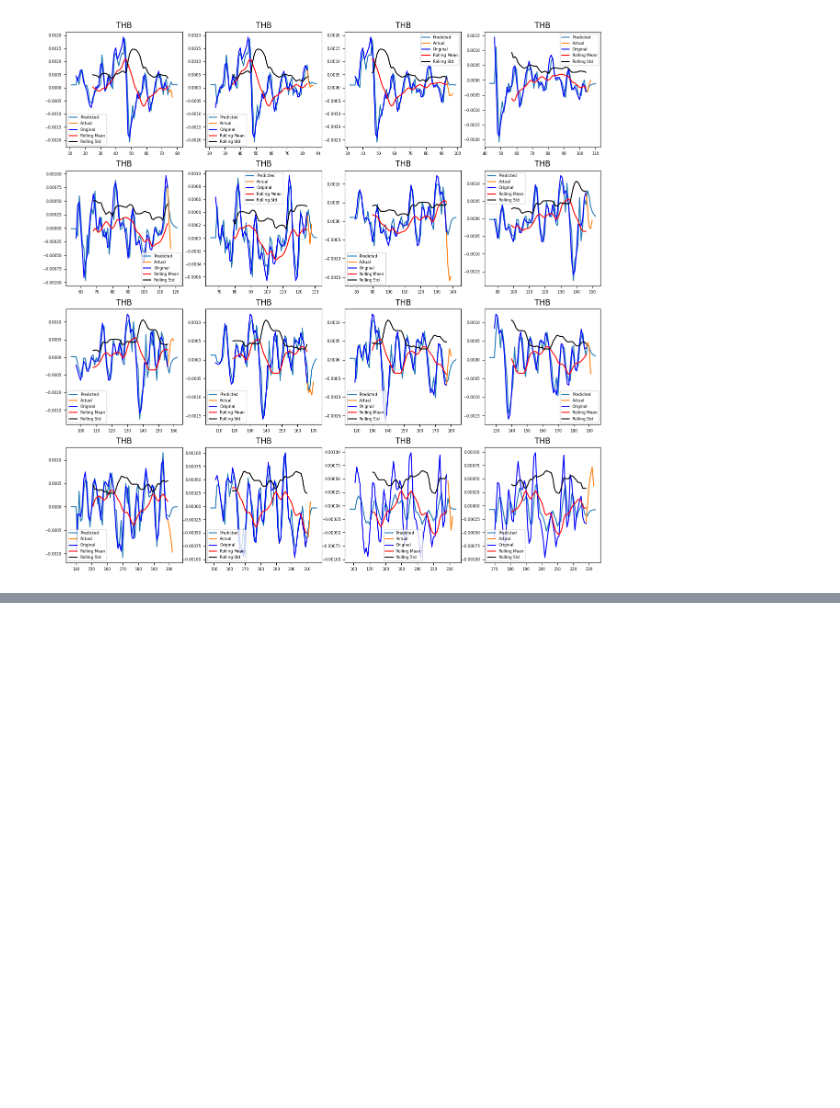
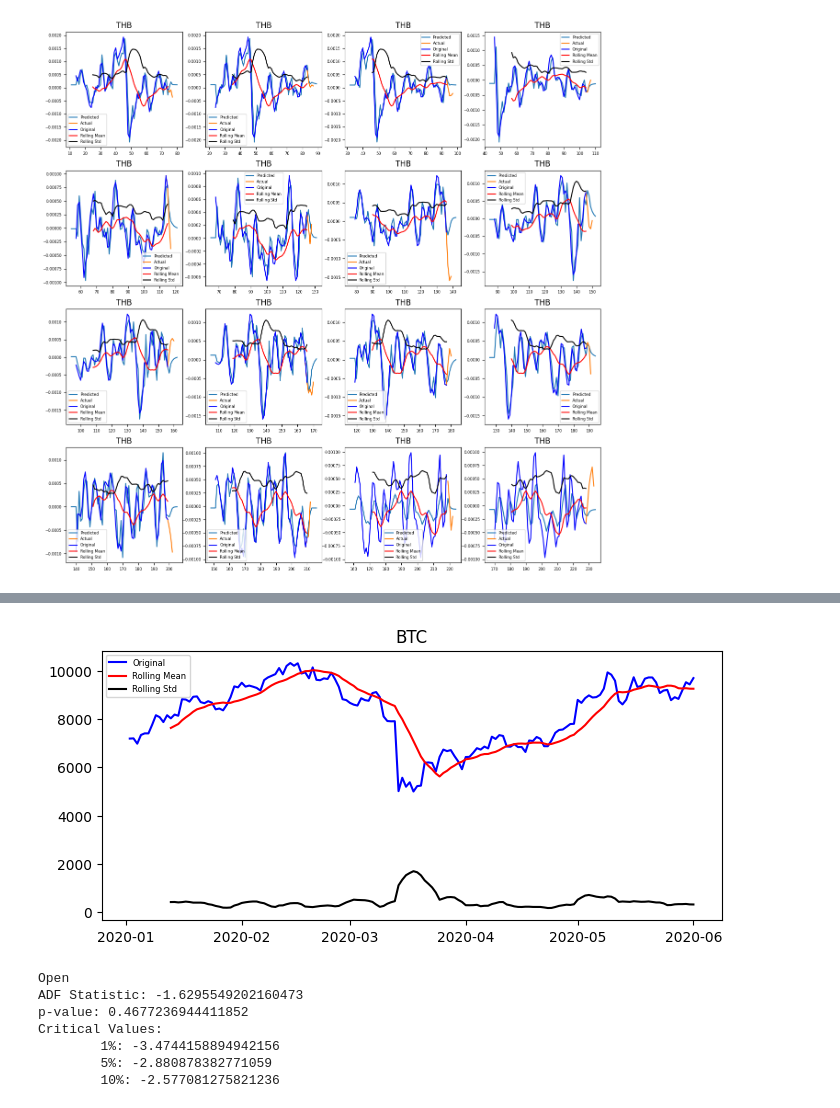
Before and after one commit to al3xkras/arima-python-examples, a Jupyter notebook: arima-currency-analysis/CurrencyAnalysis-ARIMA.ipynb, the cells around one changed output, grey strips where cells are left out. Saved outputs shown, nothing was run; the diff lists cells and outputs as text; code cells hidden in the pictures; blank space fills up the shorter version.

```diff
--- a/arima-currency-analysis/CurrencyAnalysis-ARIMA.ipynb
+++ b/arima-currency-analysis/CurrencyAnalysis-ARIMA.ipynb
@@ -358,0 +368,29 @@ Name: 1 THB, Length: 147, dtype: float64
+# %%
+test_days=10
+
+
+#Select data in range [date_min,date_max]
+date_min=pd.to_datetime("2020.01.01")
+date_max=pd.to_datetime("2020.06.01")
+
+#The name of the dataset column to analyze
+col='Open'
+
+#Dogecoin dataset (unused in this project)
+df_doge="coin_Dogecoin.csv"
+#Bitcoin dataset
+df_btc="coin_Bitcoin.csv"
+
+btc=CurrencyAnalysis(alpha=alpha,df_name=df_btc,col=col,date_min=date_min,date_max=date_max,currency_name='BTC',
+                    test_days=test_days)
+# %%
+btc.stationarity()
+# %% [output]
+[figure, added]
+Open
+ADF Statistic: -1.6295549202160473
+p-value: 0.4677236944411852
+Critical Values:
+        1%: -3.4744158894942156
+        5%: -2.880878382771059
+        10%: -2.577081275821236
```
Also changed, not shown: parts of 14 cells of this notebook.
